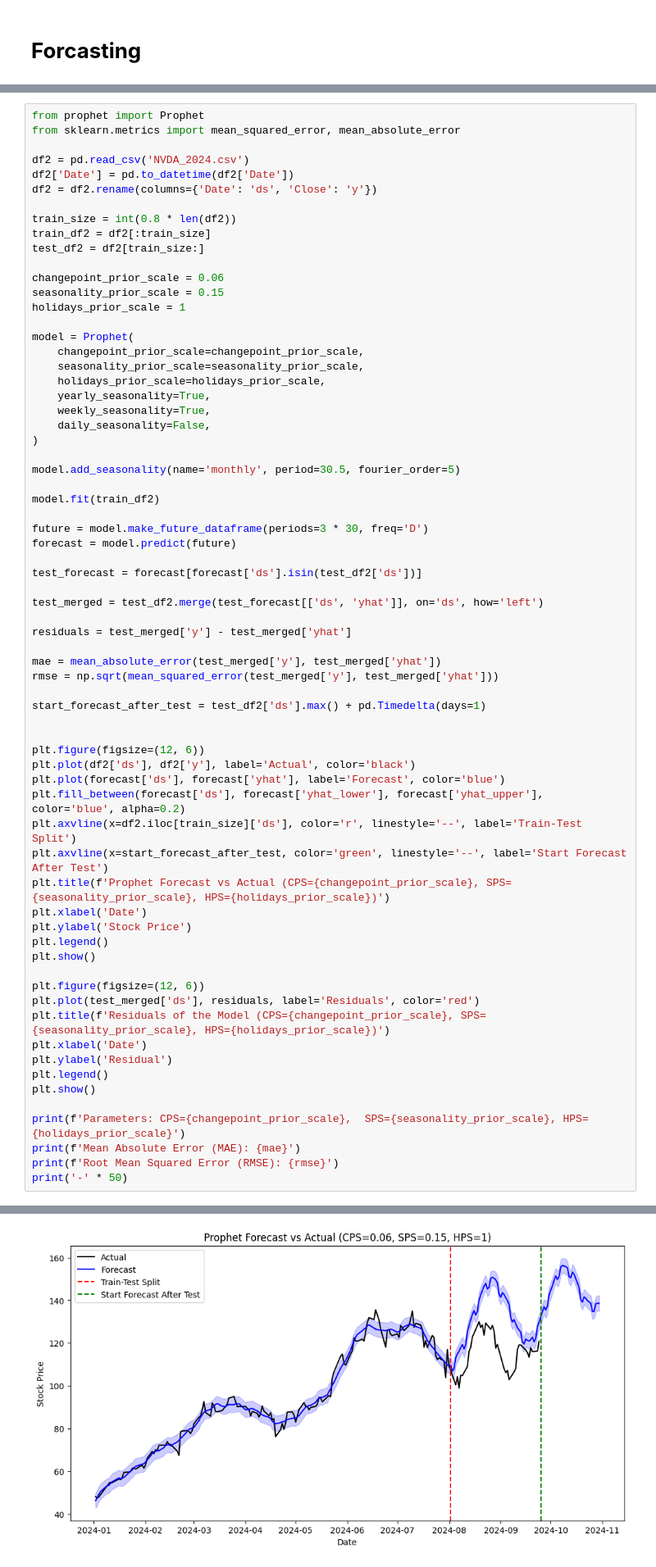
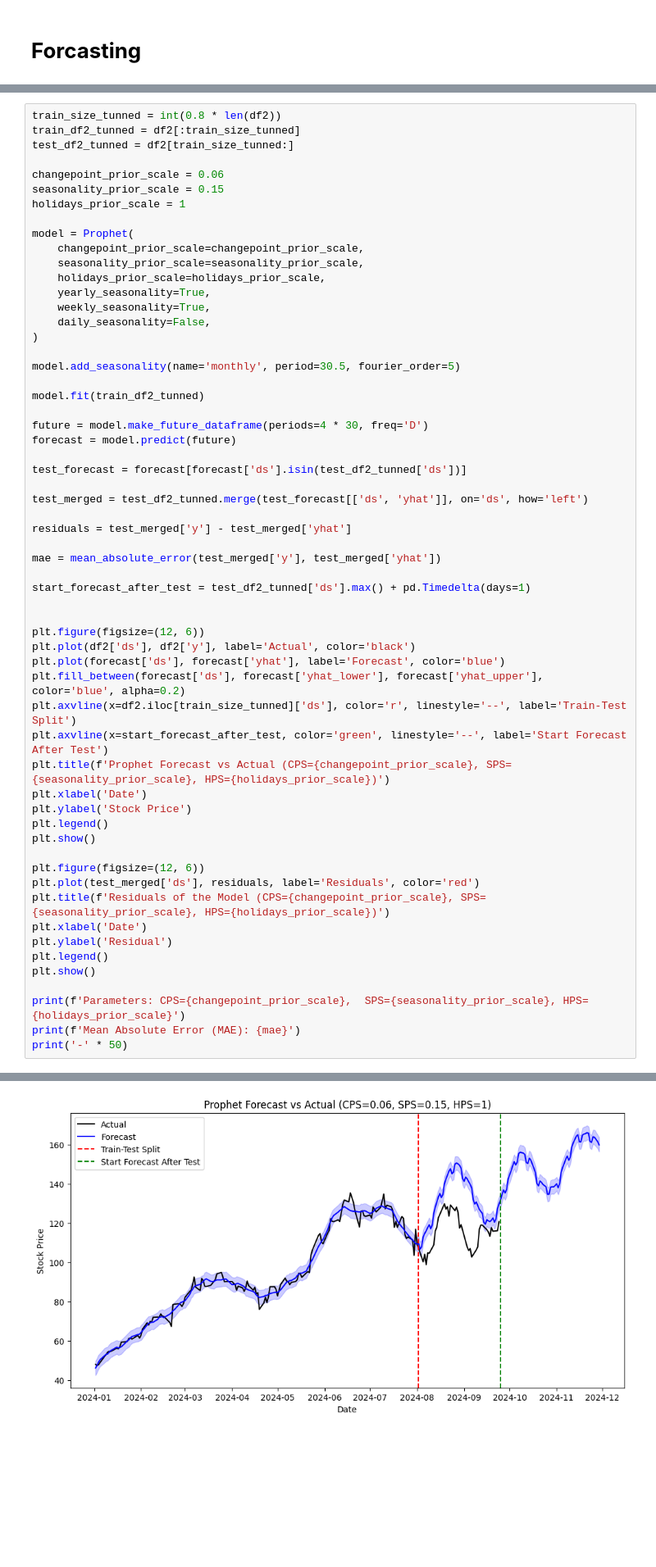
Before and after one commit to ABCDullahh/NVDA-Forecast-2024, a Jupyter notebook: NVDA Forcasting Final.ipynb, the cells around one changed output, grey strips where cells are left out. Shown at 82% size. Saved outputs shown, nothing was run; the diff lists cells and outputs as text; blank space fills up the shorter version.

```diff
--- a/NVDA Forcasting Final.ipynb
+++ b/NVDA Forcasting Final.ipynb
@@ -584,16 +841,9 @@ samp {
 
 Dengan parameter tuning ini, model Prophet telah disesuaikan untuk menangkap pola musiman dan tren yang lebih sensitif terhadap perubahan kecil, seperti yang diidentifikasi pada analisis rolling mean dan changepoints sebelumnya.
 # %%
-from prophet import Prophet
-from sklearn.metrics import mean_squared_error, mean_absolute_error
-
-df2 = pd.read_csv('NVDA_2024.csv')
-df2['Date'] = pd.to_datetime(df2['Date'])
-df2 = df2.rename(columns={'Date': 'ds', 'Close': 'y'})
-
-train_size = int(0.8 * len(df2))
-train_df2 = df2[:train_size]
-test_df2 = df2[train_size:]
+train_size_tunned = int(0.8 * len(df2))
+train_df2_tunned = df2[:train_size_tunned]
+test_df2_tunned = df2[train_size_tunned:]
 
 changepoint_prior_scale = 0.06
 seasonality_prior_scale = 0.15
@@ -610,28 +860,27 @@ model = Prophet(
 
 model.add_seasonality(name='monthly', period=30.5, fourier_order=5)
 
-model.fit(train_df2)
+model.fit(train_df2_tunned)
 
-future = model.make_future_dataframe(periods=3 * 30, freq='D')
+future = model.make_future_dataframe(periods=4 * 30, freq='D')
 forecast = model.predict(future)
 
-test_forecast = forecast[forecast['ds'].isin(test_df2['ds'])]
+test_forecast = forecast[forecast['ds'].isin(test_df2_tunned['ds'])]
 
-test_merged = test_df2.merge(test_forecast[['ds', 'yhat']], on='ds', how='left')
+test_merged = test_df2_tunned.merge(test_forecast[['ds', 'yhat']], on='ds', how='left')
 
 residuals = test_merged['y'] - test_merged['yhat']
 
 mae = mean_absolute_error(test_merged['y'], test_merged['yhat'])
-rmse = np.sqrt(mean_squared_error(test_merged['y'], test_merged['yhat']))
 
-start_forecast_after_test = test_df2['ds'].max() + pd.Timedelta(days=1)
+start_forecast_after_test = test_df2_tunned['ds'].max() + pd.Timedelta(days=1)
 
 
 plt.figure(figsize=(12, 6))
 plt.plot(df2['ds'], df2['y'], label='Actual', color='black')
 plt.plot(forecast['ds'], forecast['yhat'], label='Forecast', color='blue')
 plt.fill_between(forecast['ds'], forecast['yhat_lower'], forecast['yhat_upper'], color='blue', alpha=0.2)
-plt.axvline(x=df2.iloc[train_size]['ds'], color='r', linestyle='--', label='Train-Test Split')
+plt.axvline(x=df2.iloc[train_size_tunned]['ds'], color='r', linestyle='--', label='Train-Test Split')
 plt.axvline(x=start_forecast_after_test, color='green', linestyle='--', label='Start Forecast After Test')
 plt.title(f'Prophet Forecast vs Actual (CPS={changepoint_prior_scale}, SPS={seasonality_prior_scale}, HPS={holidays_prior_scale})')
 plt.xlabel('Date')
@@ -649,6 +898,5 @@ plt.show()
 
 print(f'Parameters: CPS={changepoint_prior_scale},  SPS={seasonality_prior_scale}, HPS={holidays_prior_scale}')
 print(f'Mean Absolute Error (MAE): {mae}')
-print(f'Root Mean Squared Error (RMSE): {rmse}')
 print('-' * 50)
 # %% [output]
@@ -657,4 +905,4 @@ print('-' * 50)
-[figure, old version]
+[figure, new version]
 [figure]
 Parameters: CPS=0.06,  SPS=0.15, HPS=1
 Mean Absolute Error (MAE): 16.270906502288042
```
Also changed, not shown: parts of 20 cells of this notebook.
